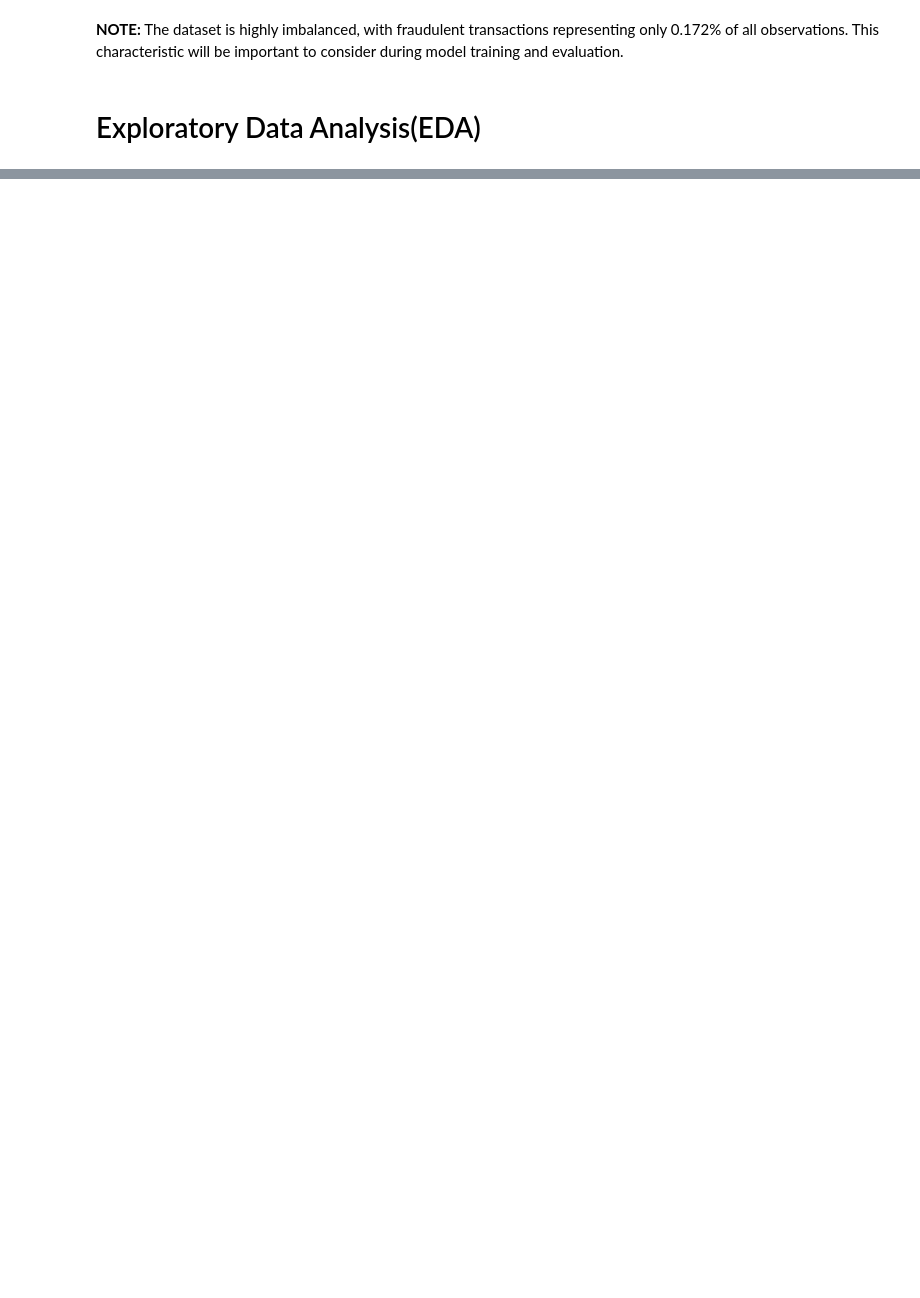
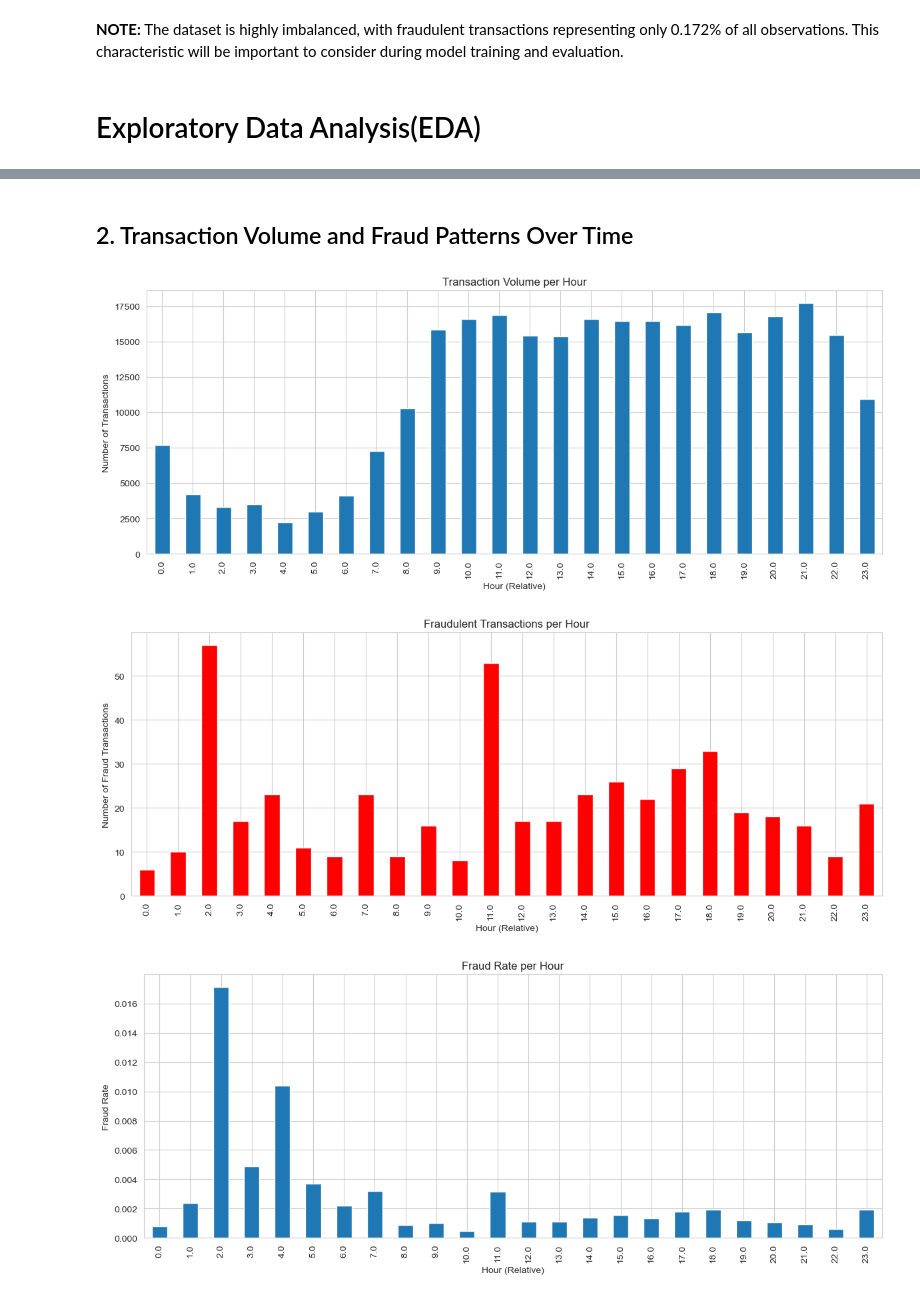
Before and after one commit to Alice-Mathenge/Credit-Card-Fraud-Detection-Analysis, a Jupyter notebook: Notebooks/Index.ipynb, the cells around one changed output, grey strips where cells are left out. Cells and saved outputs as stored; diff of their text form; code cells hidden in the pictures; blank space fills up the shorter version.

```diff
--- a/Notebooks/Index.ipynb
+++ b/Notebooks/Index.ipynb
@@ -227,0 +282,45 @@ All features are numerical, making the dataset suitable for machine learning mod
+# %% [markdown]
+## 2. Transaction Volume and Fraud Patterns Over Time
+# %%
+# Transactions per Hour(All Transactions)
+
+# Convert Time to hour bins
+data['Hour'] = (data['Time'] // 3600) % 24
+
+plt.figure(figsize=(12,5))
+data.groupby('Hour').size().plot(kind='bar')
+plt.title('Transaction Volume per Hour')
+plt.xlabel('Hour (Relative)')
+plt.ylabel('Number of Transactions')
+plt.show()
+
+# Fraudulent Transactions per Hour
+plt.figure(figsize=(12,5))
+fraud_df = data[data['Class'] == 1]
+fraud_df.groupby('Hour').size().plot(kind='bar', color='red')
+plt.title('Fraudulent Transactions per Hour')
+plt.xlabel('Hour (Relative)')
+plt.ylabel('Number of Fraud Transactions')
+plt.show()
+
+# Fraud Rate per Hour
+
+# Total transactions per hour
+total_per_hour = data.groupby('Hour').size()
+
+# Fraud transactions per hour
+fraud_per_hour = data[data['Class'] == 1].groupby('Hour').size()
+
+# Fraud rate
+fraud_rate = (fraud_per_hour / total_per_hour).fillna(0)
+
+plt.figure(figsize=(12,5))
+fraud_rate.plot(kind='bar')
+plt.title('Fraud Rate per Hour')
+plt.xlabel('Hour (Relative)')
+plt.ylabel('Fraud Rate')
+plt.show()
+# %% [output]
+[figure, added]
+[figure, added]
+[figure, added]
```
Also changed, not shown: parts of 17 cells of this notebook.
